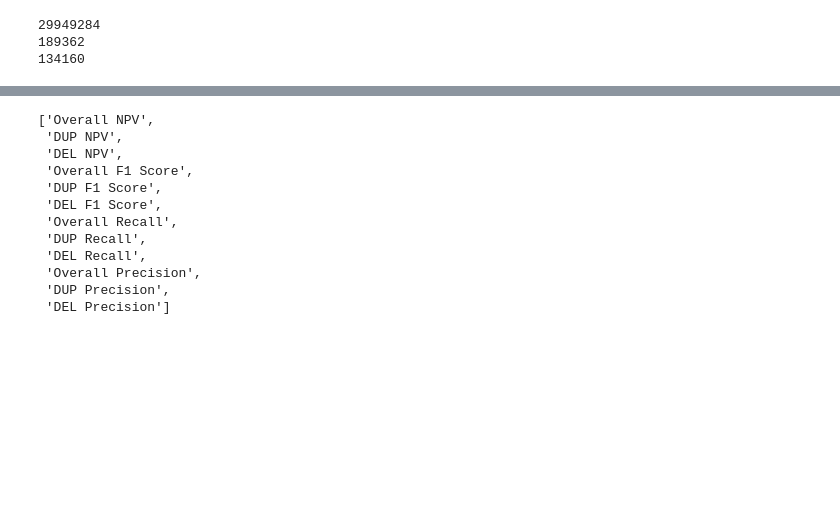
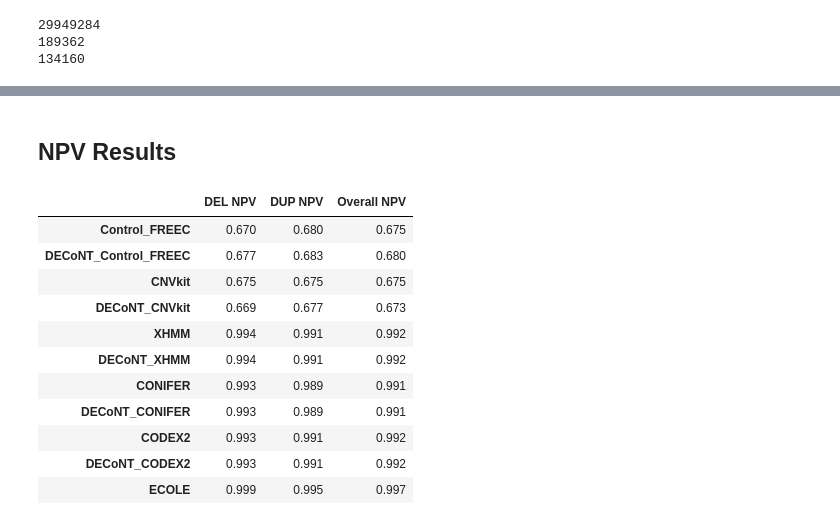
Before and after one commit to alperylmzz/ECOLE-revision, a Jupyter notebook: Figure2.ipynb, the cells around one changed output, grey strips where cells are left out. Drawn from its saved outputs; the diff is of its cells as text; code cells hidden in the pictures; blank space fills up the shorter version.

```diff
--- a/Figure2.ipynb
+++ b/Figure2.ipynb
@@ -61,4 +62,5 @@ confusion_matrix={
         [[ 29771946, 148288, 29050],
         [ 52583, 133129, 3650],
         [ 21013, 1281, 111866]]
-    }
+        ,
+    },
@@ -66,15 +109,15 @@ confusion_matrix={
 def del_npv(method):
     FN = (confusion_matrix[method][0][2]+confusion_matrix[method][1][2])
     TN = (confusion_matrix[method][0][0] + confusion_matrix[method][0][1]) + (confusion_matrix[method][1][0] + confusion_matrix[method][1][1])
-    return TN/(TN+FN)
+    return round((TN/(TN+FN)),3)
 
 def dup_npv(method):
     FN = (confusion_matrix[method][0][1]+confusion_matrix[method][2][1])
     TN = (confusion_matrix[method][0][0] + confusion_matrix[method][0][2]) + (confusion_matrix[method][2][0] + confusion_matrix[method][2][2])
-    return TN/(TN+FN)
+    return round((TN/(TN+FN)),3)
 
 def overall_npv(method):
-    return (del_npv(method)+dup_npv(method))/2
+    return round(((del_npv(method)+dup_npv(method))/2),3)
 # %%
 print(np.sum(confusion_matrix["ECOLE"][0]))
 print(np.sum(confusion_matrix["ECOLE"][1]))
@@ -131,15 +173,34 @@ plt.show()
-# %%
-list(reversed(performanceTypes))
-# %% [output]
-['Overall NPV',
- 'DUP NPV',
- 'DEL NPV',
- 'Overall F1 Score',
- 'DUP F1 Score',
- 'DEL F1 Score',
- 'Overall Recall',
- 'DUP Recall',
- 'DEL Recall',
- 'Overall Precision',
- 'DUP Precision',
- 'DEL Precision']
+# %% [markdown]
+## NPV Results
+# %%
+tools = ["Control_FREEC","DECoNT_Control_FREEC", "CNVkit","DECoNT_CNVkit", "XHMM", "DECoNT_XHMM", "CONIFER","DECoNT_CONIFER", "CODEX2", "DECoNT_CODEX2", "ECOLE"]
+DEL_NPV = []
+DUP_NPV = []
+Overall_NPV = []
+for tool in tools:
+    DEL_NPV.append(del_npv(tool))
+    DUP_NPV.append(dup_npv(tool))
+    Overall_NPV.append(overall_npv(tool))
+
+data = {
+  "DEL NPV": DEL_NPV,
+  "DUP NPV ": DUP_NPV,
+  "Overall NPV": Overall_NPV
+}
+
+df = pd.DataFrame(data, index = tools)
+
+df
+# %% [output]
+|  | DEL NPV | DUP NPV | Overall NPV |
+| Control_FREEC | 0.670 | 0.680 | 0.675 |
+| DECoNT_Control_FREEC | 0.677 | 0.683 | 0.680 |
+| CNVkit | 0.675 | 0.675 | 0.675 |
+| DECoNT_CNVkit | 0.669 | 0.677 | 0.673 |
+| XHMM | 0.994 | 0.991 | 0.992 |
+| DECoNT_XHMM | 0.994 | 0.991 | 0.992 |
+| CONIFER | 0.993 | 0.989 | 0.991 |
+| DECoNT_CONIFER | 0.993 | 0.989 | 0.991 |
+| CODEX2 | 0.993 | 0.991 | 0.992 |
+| DECoNT_CODEX2 | 0.993 | 0.991 | 0.992 |
+| ECOLE | 0.999 | 0.995 | 0.997 |
```
Also changed, not shown: parts of 9 cells of this notebook, 1 other file.
